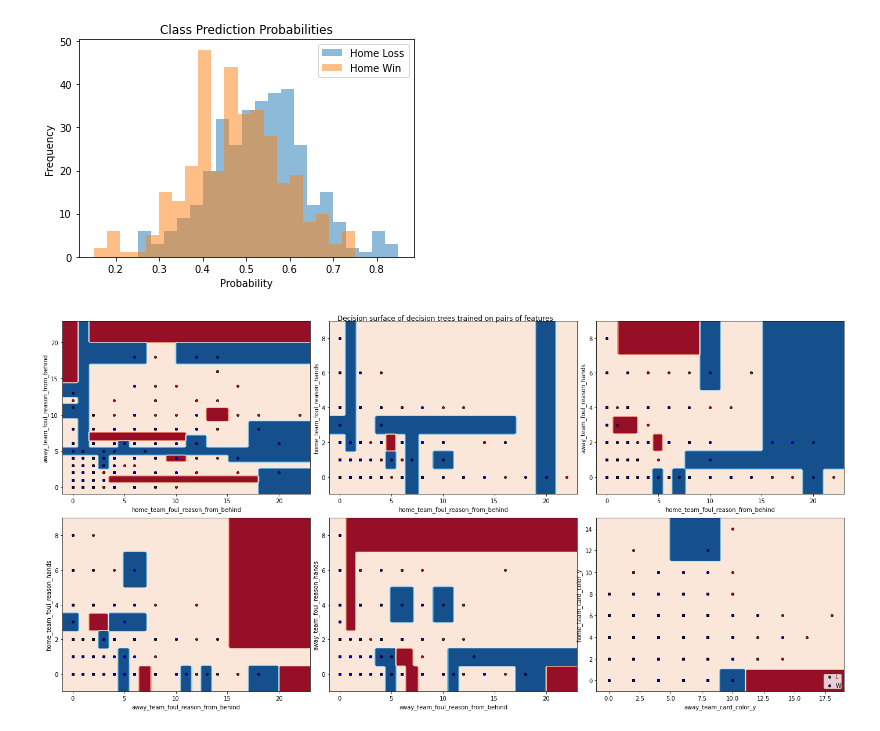
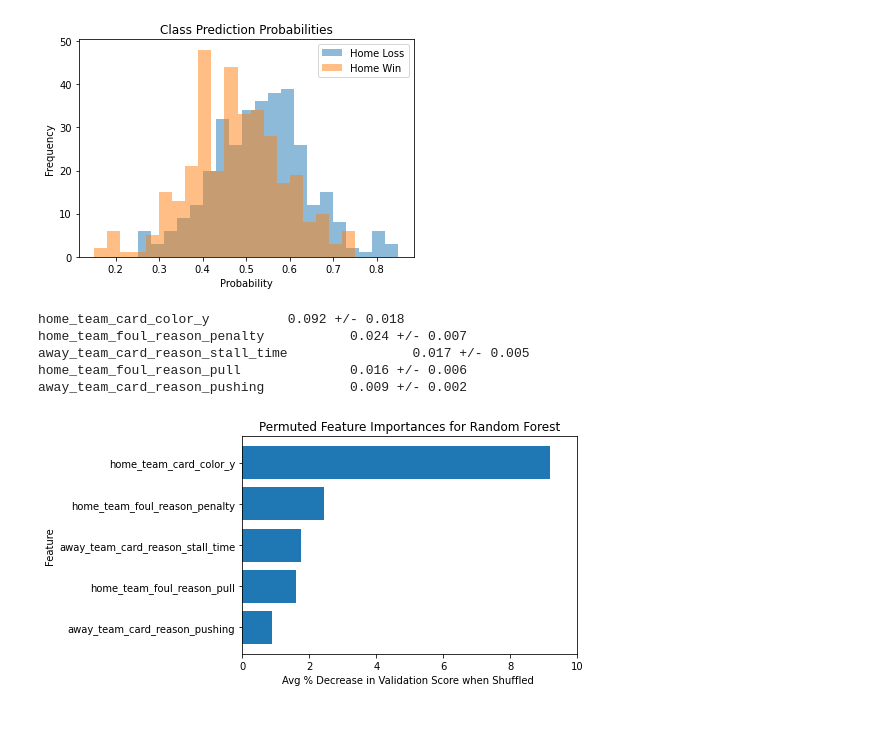
Before and after one commit to kcelebi/euro-football-officials-ML, a Jupyter notebook: pysrc/RF_final.ipynb, the cells around one changed output. Cells and saved outputs as stored; diff of their text form; code cells hidden in the pictures.

Commit message:
new figures, adding additional methods

```diff
--- a/pysrc/RF_final.ipynb
+++ b/pysrc/RF_final.ipynb
@@ -67,52 +65,28 @@ from sklearn.inspection import DecisionBoundaryDisplay
-# %%
-# Parameters
-n_classes = 2
-plot_colors = "rb"
-plot_step = 1
-
-fig, axs = plt.subplots(2, 3, figsize = (20,10))
-for pairidx, pair in enumerate([[0, 1], [0, 2], [0, 3], [1, 2], [1, 3], [27, 26]]):
-    # We only take the two corresponding features
-    X_ = X.values[:, pair]
-    y_ = y
-
-    pipe = Pipeline(steps = [
-        ('scaler', StandardScaler()),
-        ('rf', DecisionTreeClassifier(class_weight = weights))
-    ])
-
-    # Train
-    clf2 = pipe.fit(X_, y_)
-
-    # Plot the decision boundary
-    #ax = plt.subplot(2, 3, pairidx + 1)
-    ax = axs.flat[pairidx]
-    plt.tight_layout(h_pad=0.5, w_pad=0.5, pad=2.5)
-    DecisionBoundaryDisplay.from_estimator(
-        clf2,
-        X_,
-        cmap=plt.cm.RdBu,
-        response_method="predict",
-        ax=ax,
-        xlabel=X.columns[pair[0]],
-        ylabel=X.columns[pair[1]],
-    )
-
-    # Plot the training points
-    for i, color in zip(range(n_classes), plot_colors):
-        idx = np.where(y_ == ['L', 'W'][i])
-        ax.scatter(
-            X_[idx, 0],
-            X_[idx, 1],
-            c=color,
-            label=['L', 'W'][i],
-            cmap=plt.cm.RdBu,
-            edgecolor="black",
-            s=15,
-        )
-
-plt.suptitle("Decision surface of decision trees trained on pairs of features")
-plt.legend(loc="lower right", borderpad=0, handletextpad=0)
-_ = plt.axis("tight")
-# %% [output]
-[figure, removed]
+# %%
+r = permutation_importance(clf, X_test, y_test, n_repeats = 30)
+
+qual_idx = []
+for i in r.importances_mean.argsort()[::-1]:
+    if r.importances_mean[i] - 2* r.importances_std[i] > 0:
+        qual_idx += [i]
+        print("{feat}\t\t{mean} +/- {std}".format(
+            feat = X.columns[i],
+            mean = np.round(r.importances_mean[i], 3),
+            std = np.round(r.importances_std[i], 3)
+        ))
+# %% [output]
+home_team_card_color_y          0.092 +/- 0.018
+home_team_foul_reason_penalty           0.024 +/- 0.007
+away_team_card_reason_stall_time                0.017 +/- 0.005
+home_team_foul_reason_pull              0.016 +/- 0.006
+away_team_card_reason_pushing           0.009 +/- 0.002
+# %%
+plt.barh(X.columns[qual_idx][::-1], r.importances_mean[qual_idx][::-1]*100)
+plt.title('Permuted Feature Importances for Random Forest')
+plt.xlabel('Avg % Decrease in Validation Score when Shuffled ')
+plt.ylabel('Feature')
+plt.xticks(range(0, 11, 2))
+plt.savefig('feat_imp_rf.png', dpi = 200, bbox_inches='tight')
+plt.show()
+# %% [output]
+[figure, added]
```
Also changed, not shown: parts of 23 cells of this notebook, 8 other files.
